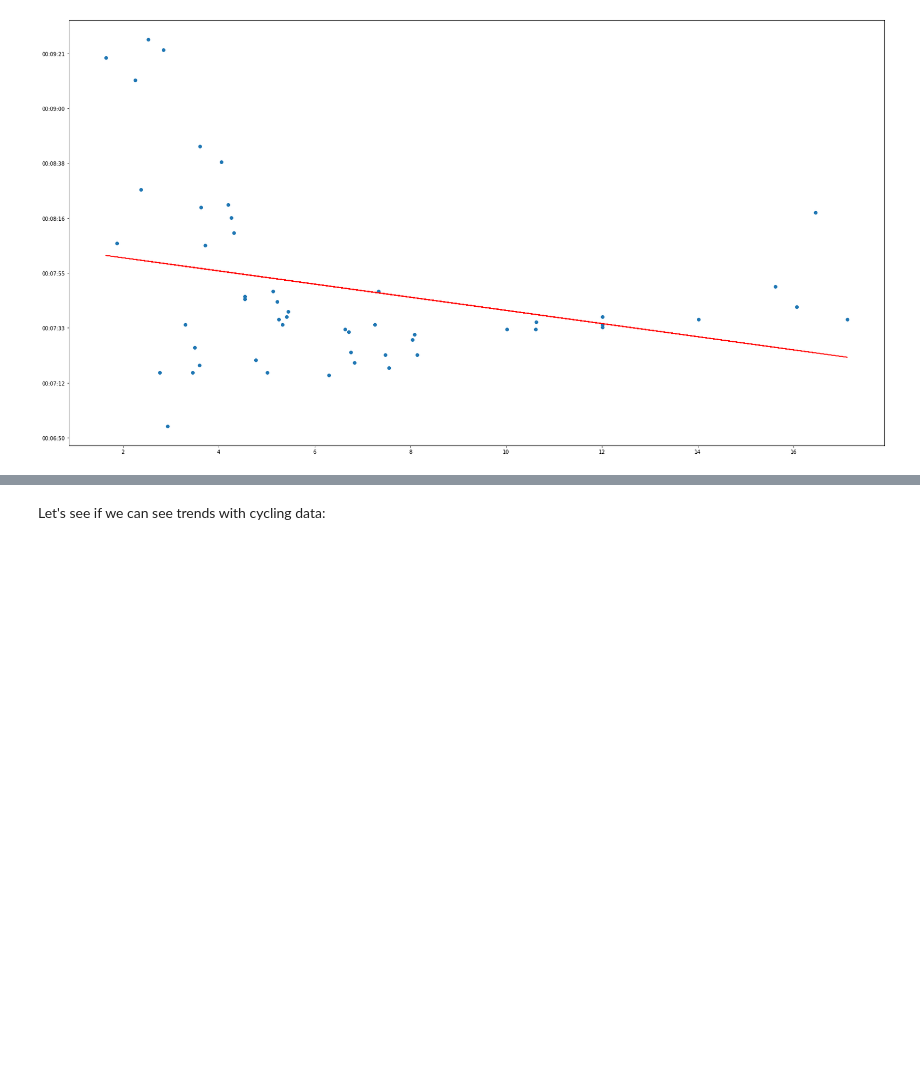
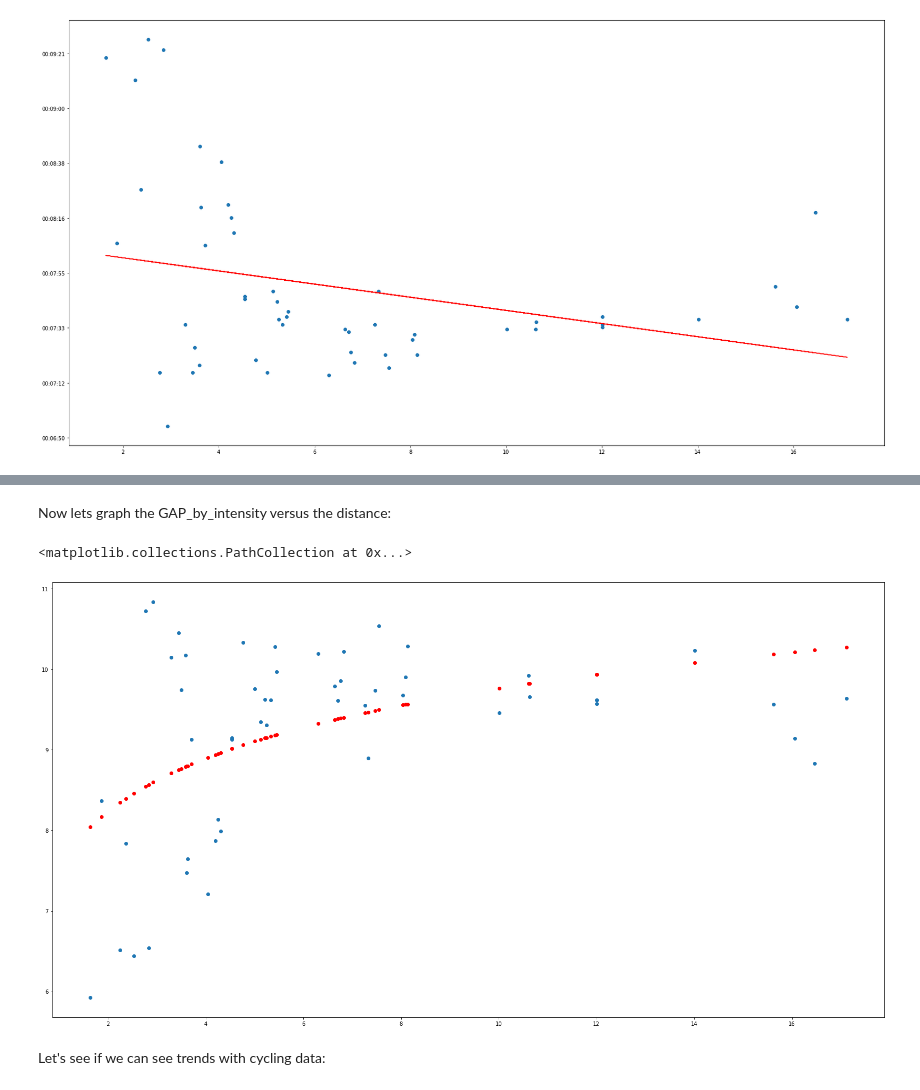
Before and after one commit to keithkruelskie/athlete_prediction, a Jupyter notebook: EDA.ipynb, the cells around one changed output, grey strips where cells are left out. Drawn from its saved outputs; the diff is of its cells as text; code cells hidden in the pictures; blank space fills up the shorter version.

```diff
--- a/EDA.ipynb
+++ b/EDA.ipynb
@@ -399,0 +545,8 @@ plt.plot((s_3_3_run[s_3_3_run['is_race'] == 0]['distance']), (s_3_3_run[s_3_3_ru
+# %%
+s_3_3_run['spd_ft_s'] = 0.0
+s_3_3_run['spd_mph'] = 0.0
+
+for i in range(len(s_3_3_run['avg_pace'])):
+    #print(60/(s_3_3_run['avg_pace'][i].total_seconds()/60.0))
+    s_3_3_run['spd_mph'][i] = float(60/(s_3_3_run['avg_pace'][i].total_seconds()/60.0))
+    s_3_3_run['spd_ft_s'][i] = float(60.0/(s_3_3_run['avg_pace'][i].total_seconds()/60.0))*float(5280.0/3600.0)
@@ -399,0 +592,12 @@ plt.plot((s_3_3_run[s_3_3_run['is_race'] == 0]['distance']), (s_3_3_run[s_3_3_ru
+# %%
+s_3_3_run['GAP_ft_s'] = 0.0
+for i in range(len(s_3_3_run)):
+    #print(s_3_3_run['spd_ft_s'][i])
+    #print(s_3_3_run['spd_ft_s'][i]**2)
+    #print(s_3_3_run['elev_gain'][i])
+    #print(s_3_3_run['distance'][i]*5280)
+    factor = (np.sqrt((s_3_3_run['distance'][i]*5280)**2+s_3_3_run['elev_gain'][i]**2)/(s_3_3_run['distance'][i]*5280))
+    #print(np.sqrt(s_3_3_run['spd_ft_s'][i]**2 + 2*32.2*s_3_3_run['elev_gain'][i]))
+    s_3_3_run['GAP_ft_s'][i] = factor*s_3_3_run['spd_ft_s'][i]
+
+s_3_3_run[['spd_ft_s','GAP_ft_s']]
@@ -399,0 +657,2 @@ plt.plot((s_3_3_run[s_3_3_run['is_race'] == 0]['distance']), (s_3_3_run[s_3_3_ru
+# %%
+s_3_3_run['GAP_by_intensity']  = s_3_3_run['GAP_ft_s']*s_3_3_run['intensity']
@@ -400,2 +685,12 @@ plt.plot((s_3_3_run[s_3_3_run['is_race'] == 0]['distance']), (s_3_3_run[s_3_3_ru
+# %% [markdown]
+Now lets graph the GAP_by_intensity versus the distance:
+# %%
+fig, ax = plt.subplots(figsize=(28,15))
+ax.scatter(s_3_3_run[s_3_3_run['is_race'] == 0]['distance'], s_3_3_run[s_3_3_run['is_race'] == 0]['GAP_by_intensity'])
+m, b = np.polyfit(np.log(s_3_3_run[s_3_3_run['is_race'] == 0]['distance']), (s_3_3_run[s_3_3_run['is_race'] == 0]['GAP_by_intensity']), 1)
+plt.scatter((s_3_3_run[s_3_3_run['is_race'] == 0]['distance']), np.log(s_3_3_run[s_3_3_run['is_race'] == 0]['distance'])*m+b, color='red')
+# %% [output]
+<matplotlib.collections.PathCollection at 0x...>
+[figure, added]
 # %% [markdown]
 Let's see if we can see trends with cycling data:
```
Also changed, not shown: parts of 19 cells of this notebook, 1 other file.
